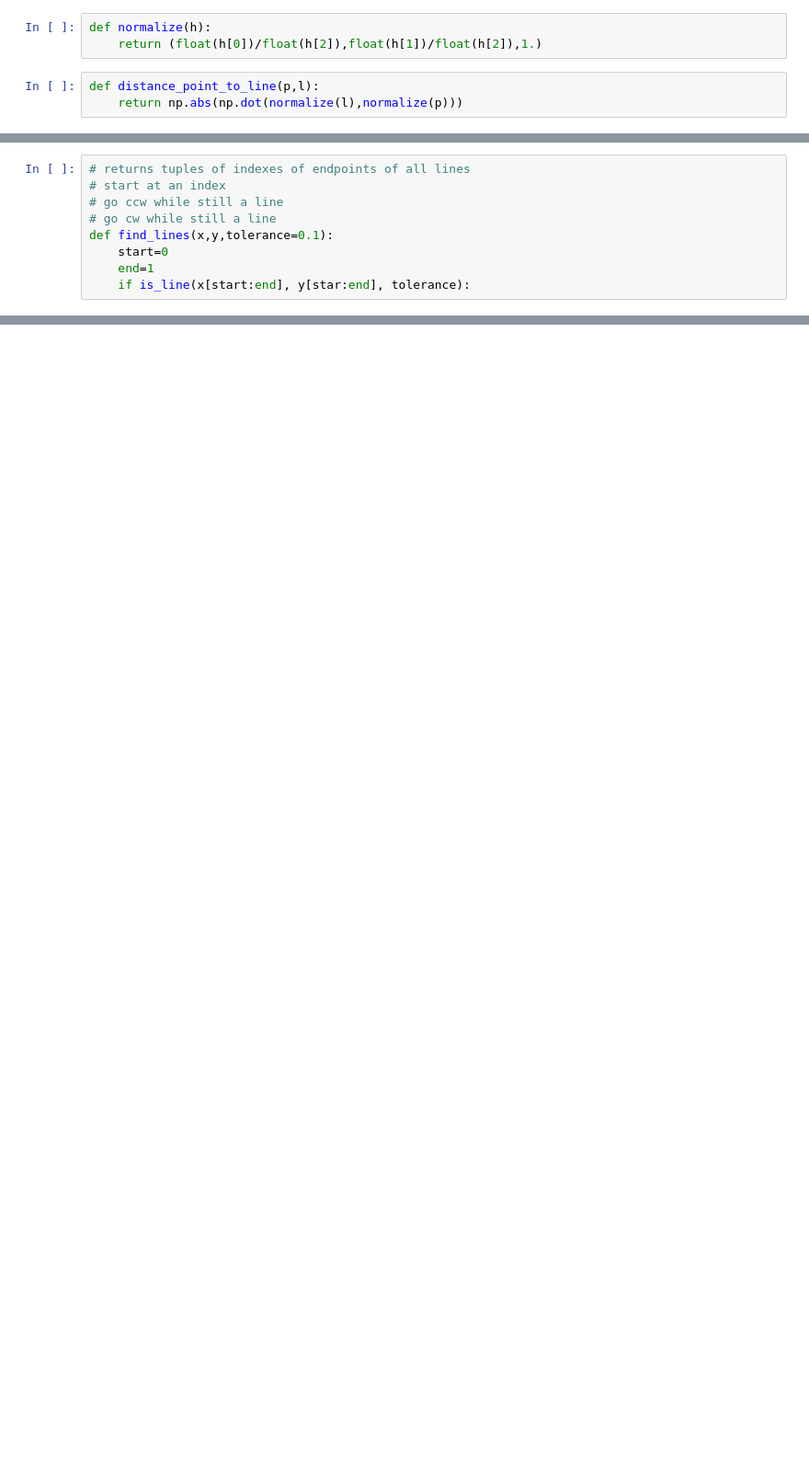
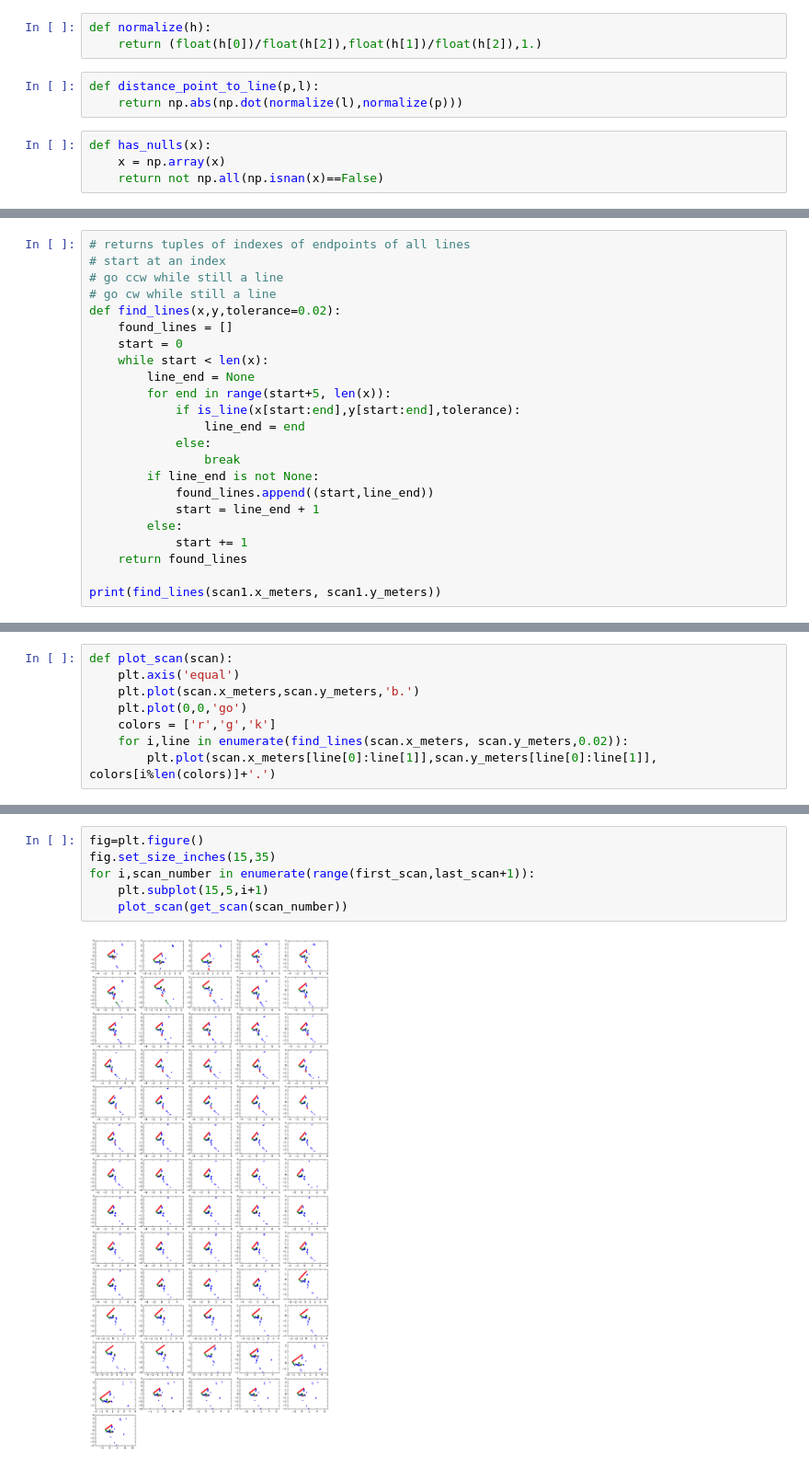
Before and after one commit to berickson/car, a Jupyter notebook: lidar/Lidar Corners.ipynb, the cells around one changed output, grey strips where cells are left out. Shown at 92% size. Drawn from its saved outputs; the diff is of its cells as text; blank space fills up the shorter version.

```diff
--- a/lidar/Lidar Corners.ipynb
+++ b/lidar/Lidar Corners.ipynb
@@ -46,6 +51,10 @@ def normalize(h):
 # %%
 def distance_point_to_line(p,l):
     return np.abs(np.dot(normalize(l),normalize(p)))
+# %%
+def has_nulls(x):
+    x = np.array(x)
+    return not np.all(np.isnan(x)==False)
 # %%
 # returns true if all points in x,y are along the same line
 # Homeogeneous math here:
@@ -70,8 +90,22 @@ False
 # start at an index
 # go ccw while still a line
 # go cw while still a line
-def find_lines(x,y,tolerance=0.1):
-    start=0
-    end=1
-    if is_line(x[start:end], y[star:end], tolerance):
+def find_lines(x,y,tolerance=0.02):
+    found_lines = []
+    start = 0
+    while start < len(x):
+        line_end = None
+        for end in range(start+5, len(x)):
+            if is_line(x[start:end],y[start:end],tolerance):
+                line_end = end
+            else:
+                break
+        if line_end is not None:
+            found_lines.append((start,line_end))
+            start = line_end + 1
+        else:
+            start += 1
+    return found_lines
+
+print(find_lines(scan1.x_meters, scan1.y_meters))
 # %% [output]
@@ -78,0 +113,8 @@ SyntaxError: unexpected EOF while parsing (<ipython-input-97-99764ddcc5ba>, line
+# %%
+def plot_scan(scan):
+    plt.axis('equal')
+    plt.plot(scan.x_meters,scan.y_meters,'b.')
+    plt.plot(0,0,'go')
+    colors = ['r','g','k']
+    for i,line in enumerate(find_lines(scan.x_meters, scan.y_meters,0.02)):
+        plt.plot(scan.x_meters[line[0]:line[1]],scan.y_meters[line[0]:line[1]], colors[i%len(colors)]+'.')
@@ -78,0 +129,8 @@ SyntaxError: unexpected EOF while parsing (<ipython-input-97-99764ddcc5ba>, line
+# %%
+fig=plt.figure()
+fig.set_size_inches(15,35)
+for i,scan_number in enumerate(range(first_scan,last_scan+1)):
+    plt.subplot(15,5,i+1)
+    plot_scan(get_scan(scan_number))
+# %% [output]
+[figure, added]
```
Also changed, not shown: parts of 18 cells of this notebook.
